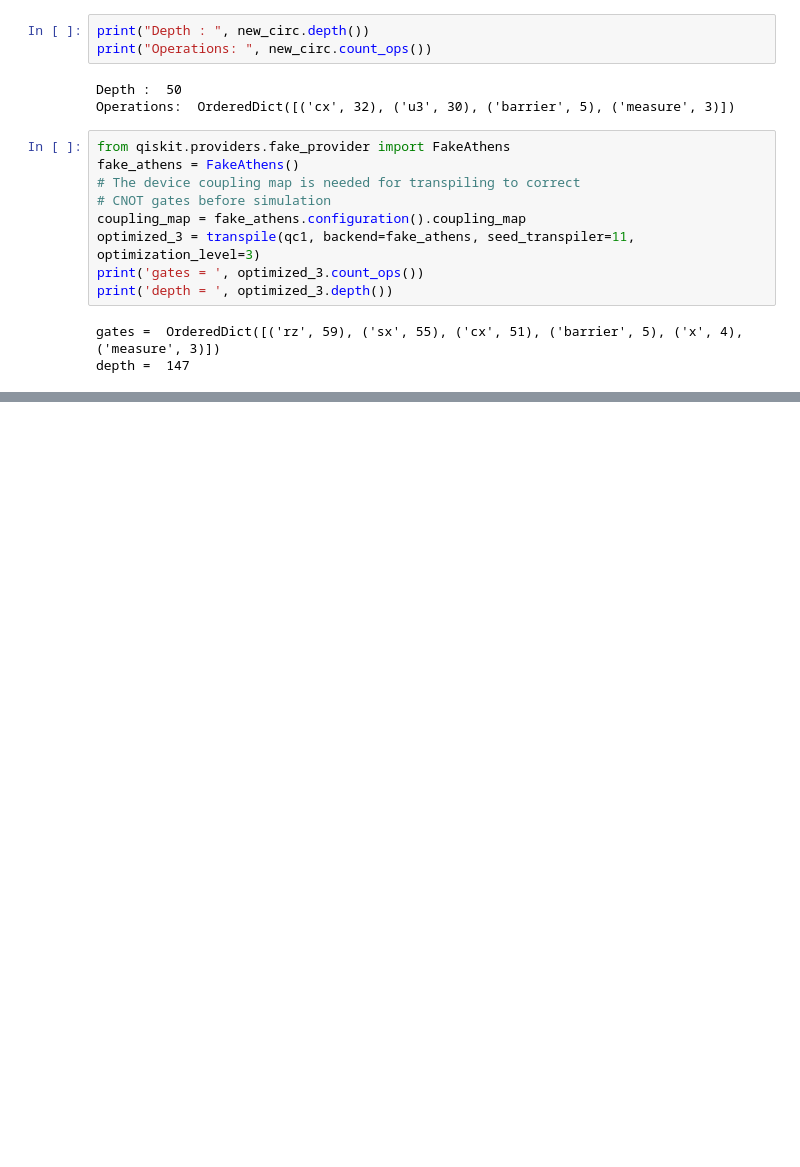
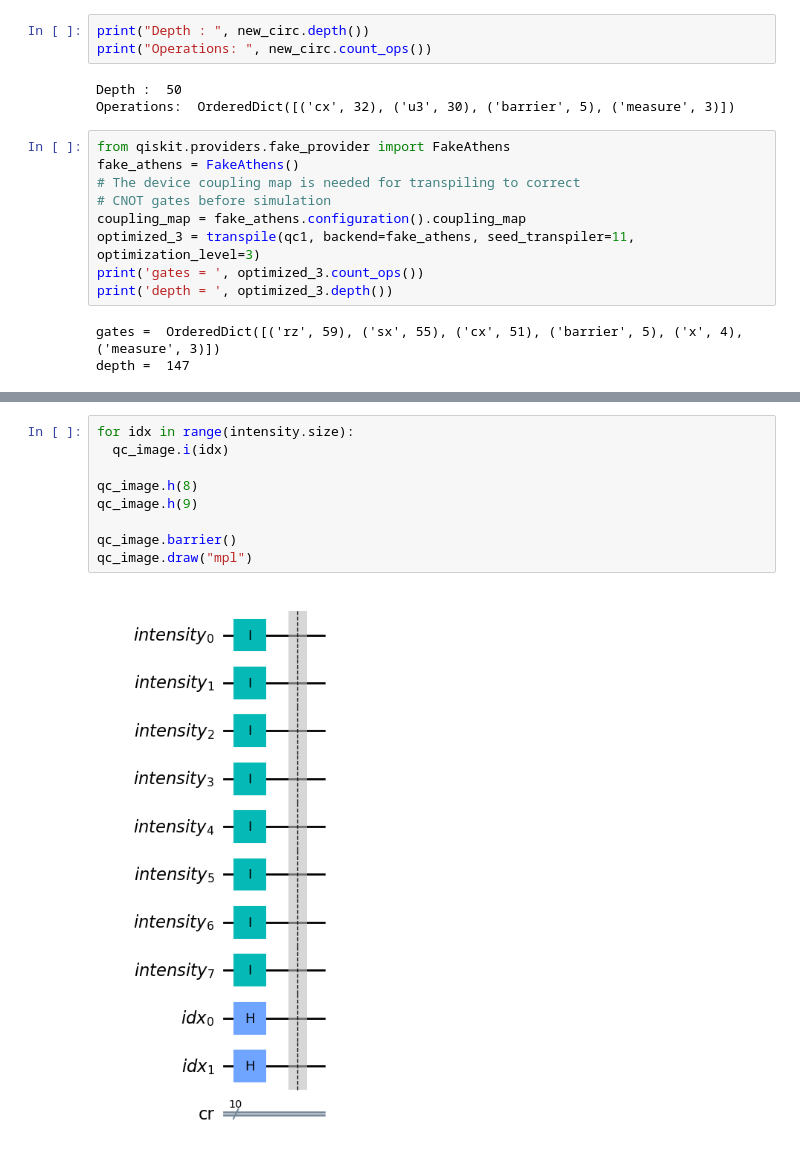
Before and after one commit to MUbarak123-56/qiskit-work, a Jupyter notebook: quantum_applications/fqri_neqr.ipynb, the cells around one changed output, grey strips where cells are left out. Saved outputs shown, nothing was run; the diff lists cells and outputs as text; blank space fills up the shorter version.

```diff
--- a/quantum_applications/fqri_neqr.ipynb
+++ b/quantum_applications/fqri_neqr.ipynb
@@ -296,0 +294,11 @@ QiskitError: ignored
+# %%
+for idx in range(intensity.size):
+  qc_image.i(idx)
+
+qc_image.h(8)
+qc_image.h(9)
+
+qc_image.barrier()
+qc_image.draw("mpl")
+# %% [output]
+[figure, added]
```
Also changed, not shown: parts of 13 cells of this notebook.
